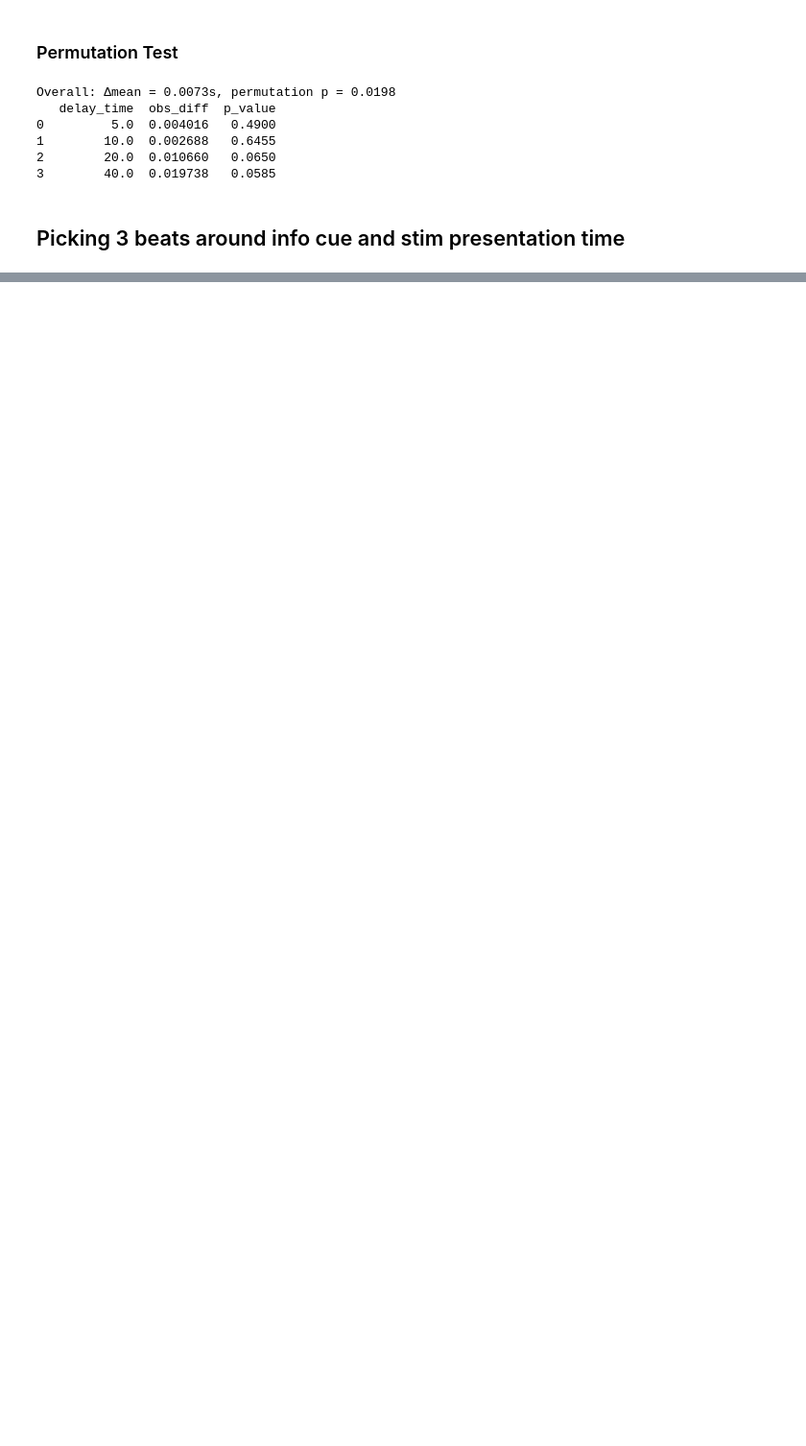
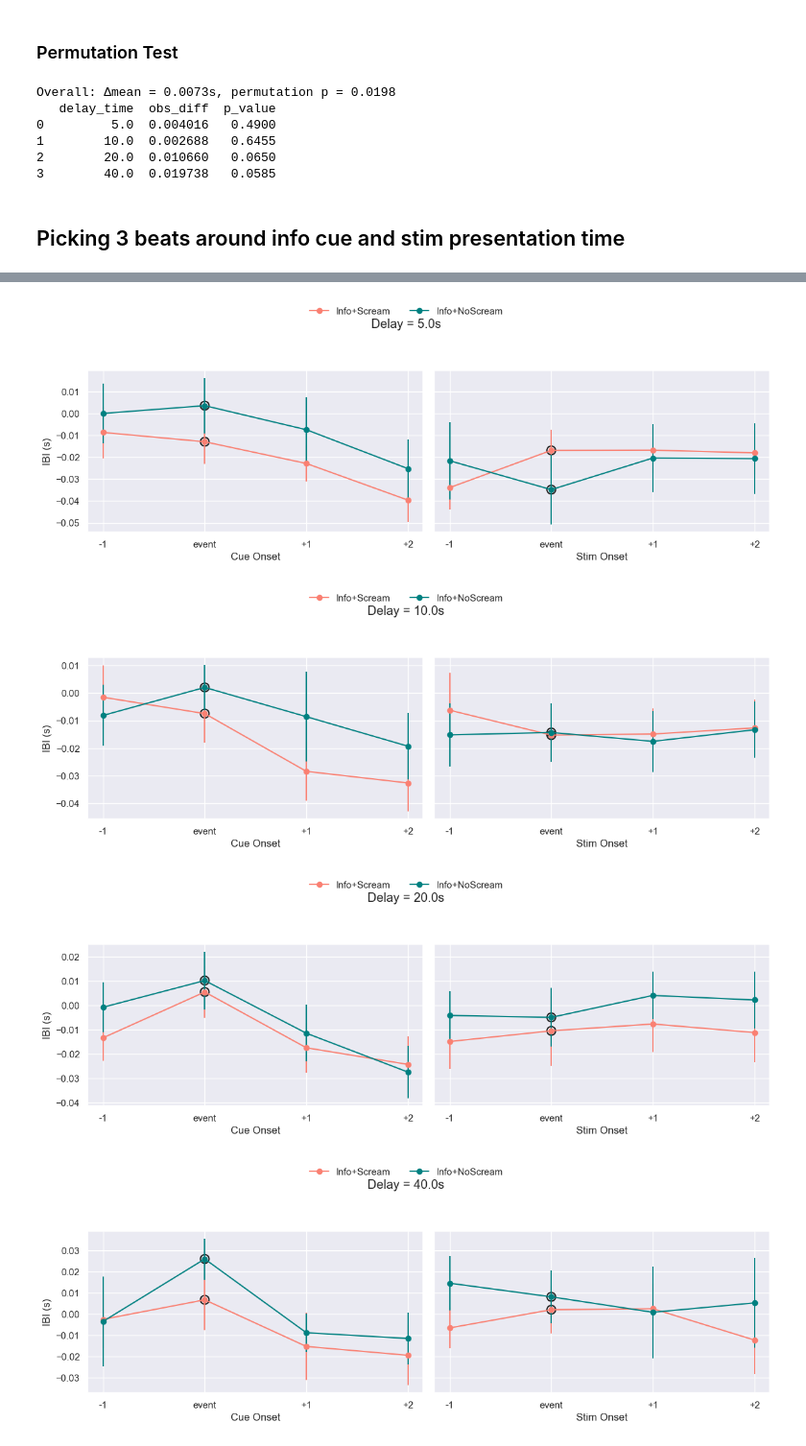
Before and after one commit to stelladongjz/Anticip_EKG_Analysis, a Jupyter notebook: Stella_AvAnt2025_AnalysisEKG_fromPreproc.ipynb, the cells around one changed output, grey strips where cells are left out. Shown at 96% size. Saved outputs shown, nothing was run; the diff lists cells and outputs as text; code cells hidden in the pictures; blank space fills up the shorter version.

```diff
--- a/Stella_AvAnt2025_AnalysisEKG_fromPreproc.ipynb
+++ b/Stella_AvAnt2025_AnalysisEKG_fromPreproc.ipynb
@@ -1185,0 +1403,14 @@ Overall: Δmean = 0.0073s, permutation p = 0.0198
+# %%
+cond_labels_info = ['Info+Scream','Info+NoScream']
+combined_beats_dict_info = {
+    cond: all_beats_df[all_beats_df['condition'] == cond]
+                 .reset_index(drop=True)
+    for cond in cond_labels_info
+}
+# %%
+plot_event_beats(combined_beats_dict_info,cond_labels_info)
+# %% [output]
+[figure, added]
+[figure, added]
+[figure, added]
+[figure, added]
```
Also changed, not shown: parts of 22 cells of this notebook.
